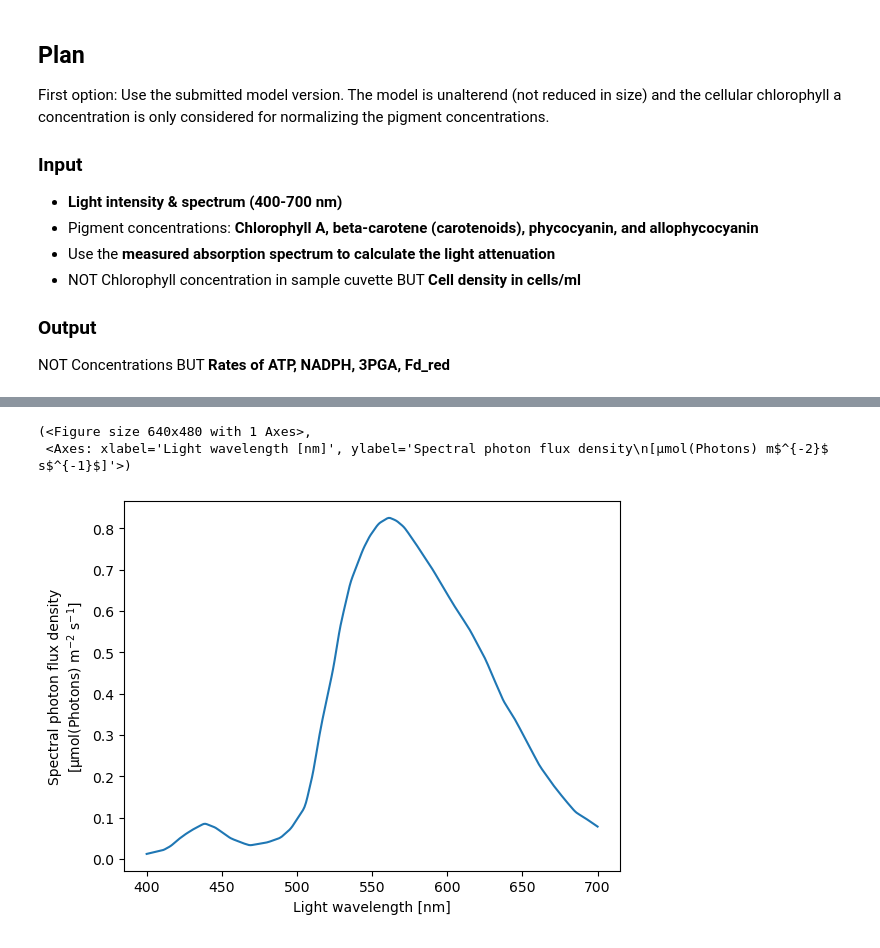
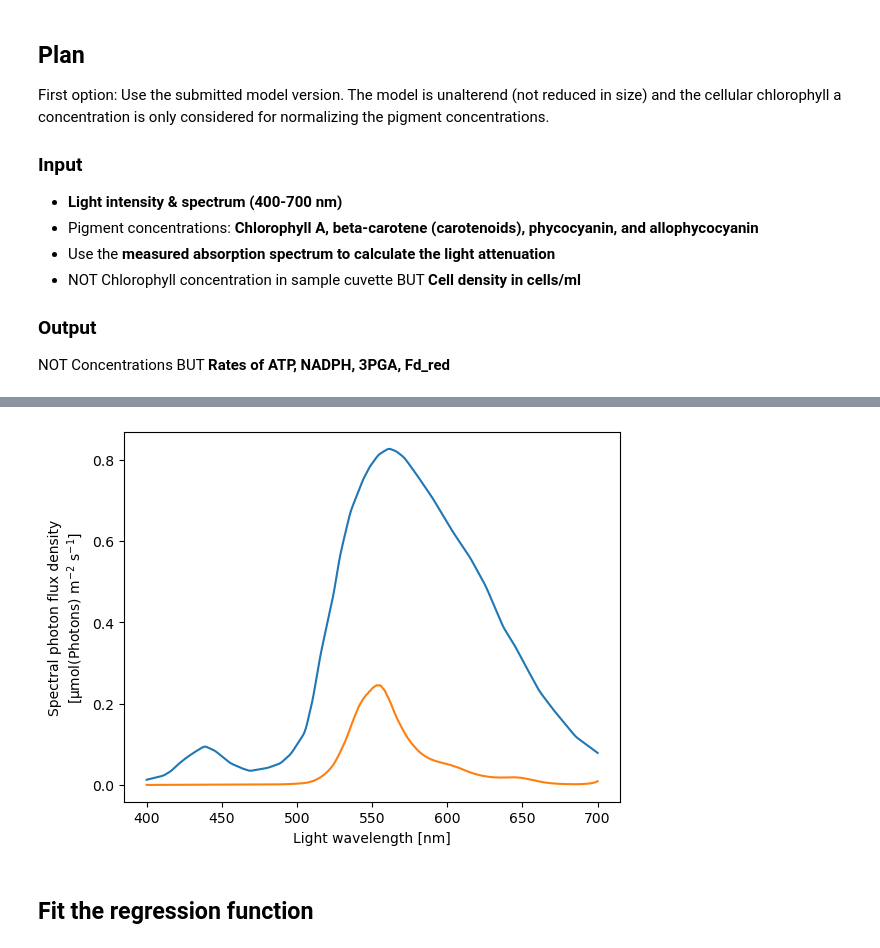
Before and after one commit to Computational-Biology-Aachen/synechocystis-photosynthesis-2024, a Jupyter notebook: Notebooks/function_andreas.ipynb, the cells around one changed output, grey strips where cells are left out. Saved outputs shown, nothing was run; the diff lists cells and outputs as text; code cells hidden in the pictures.

```diff
--- a/Notebooks/function_andreas.ipynb
+++ b/Notebooks/function_andreas.ipynb
@@ -820,8 +907,8 @@ def get_model_inputs(
         }
 # %%
 test = get_model_inputs(
-    cell_density=1e7, # [cells ml^-1]
-    chlorophyll=9e-17 / 5.6e-15 * 1e6, # [µmol l^-1]
-    carotenoids=4e-17 / 5.6e-15 * 1e6, # [µmol l^-1]
+    cell_density=1e10, # [cells ml^-1]
+    chlorophyll=10000, # [µmol l^-1]
+    carotenoids=3000, # [µmol l^-1]
     light_intensity=m.get_parameter("light"), # [µmol(photons) m^-2 s^-1]
 )
@@ -838,6 +915,7 @@ plot_spectra(test["orig_pfd"])
-# %%
-plot_spectra(test["pfd"])
-# %% [output]
-(<Figure size 640x480 with 1 Axes>,
- <Axes: xlabel='Light wavelength [nm]', ylabel='Spectral photon flux density\n[µmol(Photons) m$^{-2}$ s$^{-1}$]'>)
-[figure, removed]
+# %%
+fig, ax = plot_spectra(test["orig_pfd"])
+fig, ax = plot_spectra(test["pfd"], ax=ax)
+# %% [output]
+[figure, added]
+# %% [markdown]
+## Fit the regression function
```
Also changed, not shown: parts of 16 cells of this notebook, 1 other file.
